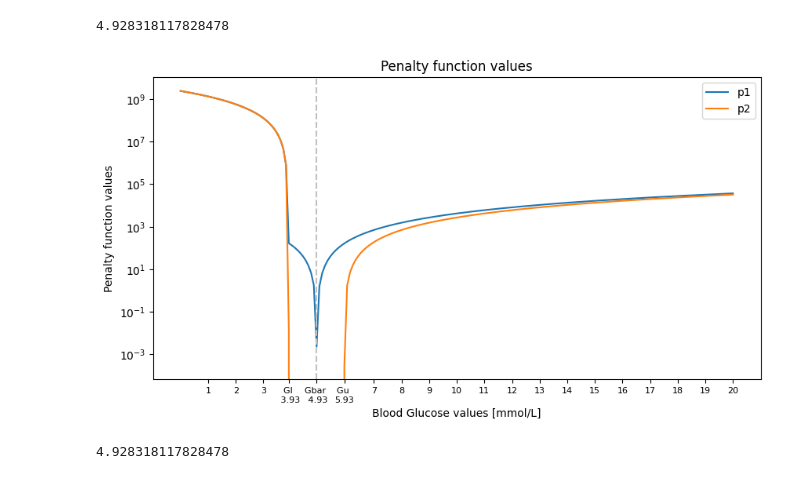
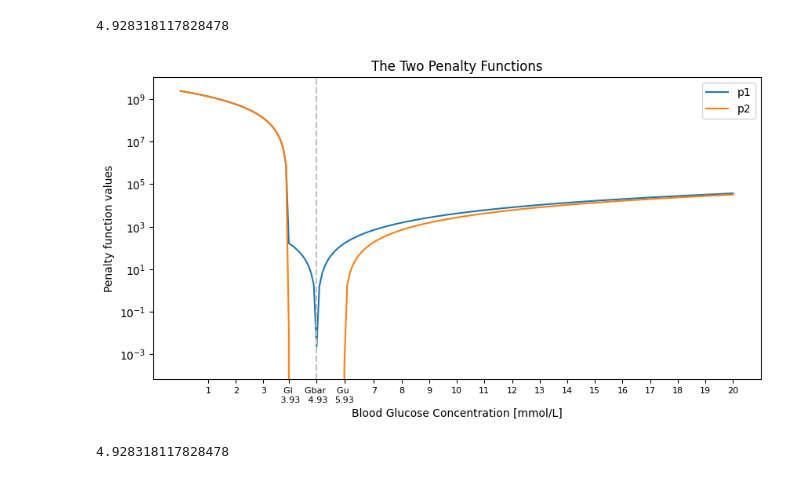
Before and after one commit to char056a/FagprojektRepo, a Jupyter notebook: simulation.ipynb, the cells around one changed output. Cells and saved outputs as stored; diff of their text form; code cells hidden in the pictures.

```diff
--- a/simulation.ipynb
+++ b/simulation.ipynb
@@ -448,19 +448,19 @@ p0.Gbar
 # %%
 Gs=np.linspace(0,20,200)
 plt.figure(figsize=(10,5))
 pens1=penalty_func1(p0,Gs)
 pens2=penalty_func2(p0,Gs)
 plt.semilogy(Gs,pens1)
 plt.semilogy(Gs,pens2)
 plt.axvline(x = 4.93, linestyle="dashed",color="#C0C0C0",label = 'axvline - full height')
 plt.xticks([1,2,3,p0.Gbar-1,p0.Gbar,p0.Gbar+1,7,8,9,10,11,12,13,14,15,16,17,18,19,20],labels=["1","2","3","Gl \n 3.93","Gbar \n 4.93","Gu \n5.93","7","8","9","10","11","12","13","14","15","16","17","18","19","20"],fontsize=8)
 plt.legend(["p1","p2"])
-plt.title("Penalty function values")
-plt.xlabel("Blood Glucose values [mmol/L]")
+plt.title("The Two Penalty Functions")
+plt.xlabel("Blood Glucose Concentration [mmol/L]")
 plt.ylabel("Penalty function values")
 plt.show()
 # %% [output]
-[figure, old version]
+[figure, new version]
 # %%
 p0.Gbar
 # %% [output]
```
Also changed, not shown: parts of 1 cell of this notebook.
